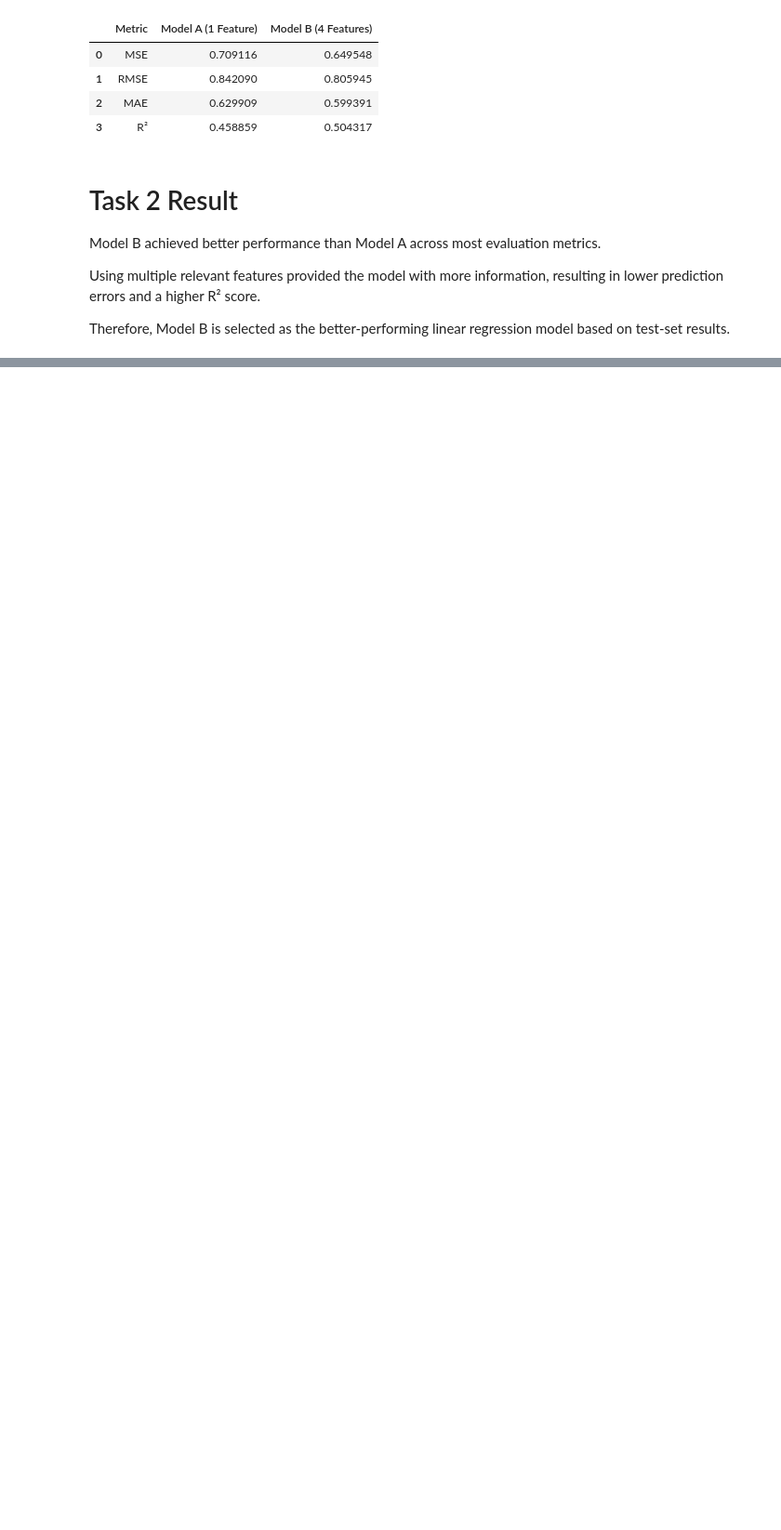
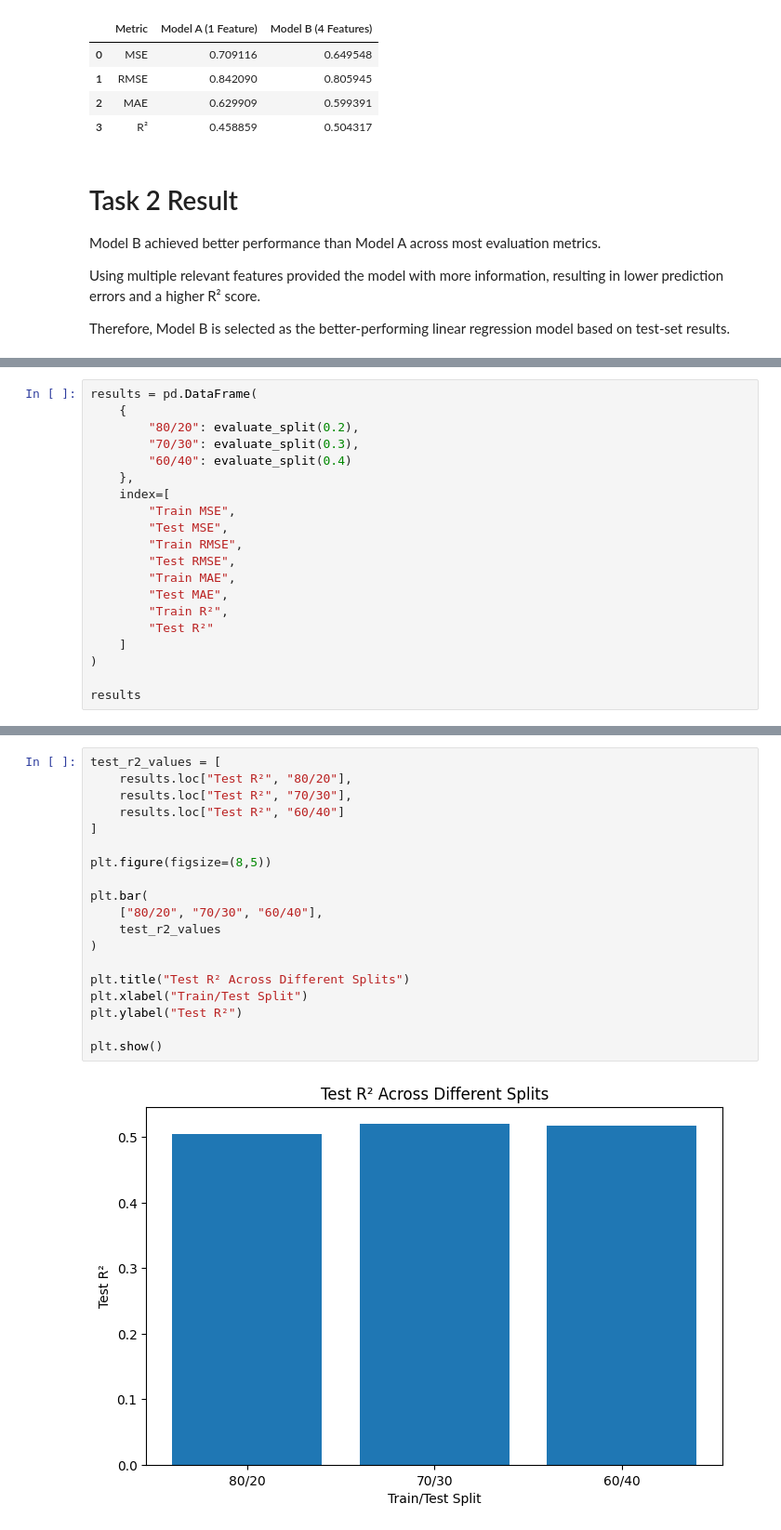
Before and after one commit to gopalsharma43/aiml-crash-gopal, a Jupyter notebook: Day13/linear_regression_tasks.ipynb, the cells around one changed output, grey strips where cells are left out. Shown at 93% size. Saved outputs shown, nothing was run; the diff lists cells and outputs as text; blank space fills up the shorter version.

```diff
--- a/Day13/linear_regression_tasks.ipynb
+++ b/Day13/linear_regression_tasks.ipynb
@@ -289,0 +361,20 @@ Therefore, Model B is selected as the better-performing linear regression model
+# %%
+results = pd.DataFrame(
+    {
+        "80/20": evaluate_split(0.2),
+        "70/30": evaluate_split(0.3),
+        "60/40": evaluate_split(0.4)
+    },
+    index=[
+        "Train MSE",
+        "Test MSE",
+        "Train RMSE",
+        "Test RMSE",
+        "Train MAE",
+        "Test MAE",
+        "Train R²",
+        "Test R²"
+    ]
+)
+
+results
@@ -289,0 +391,21 @@ Therefore, Model B is selected as the better-performing linear regression model
+# %%
+test_r2_values = [
+    results.loc["Test R²", "80/20"],
+    results.loc["Test R²", "70/30"],
+    results.loc["Test R²", "60/40"]
+]
+
+plt.figure(figsize=(8,5))
+
+plt.bar(
+    ["80/20", "70/30", "60/40"],
+    test_r2_values
+)
+
+plt.title("Test R² Across Different Splits")
+plt.xlabel("Train/Test Split")
+plt.ylabel("Test R²")
+
+plt.show()
+# %% [output]
+[figure, added]
```
Also changed, not shown: parts of 13 cells of this notebook.
